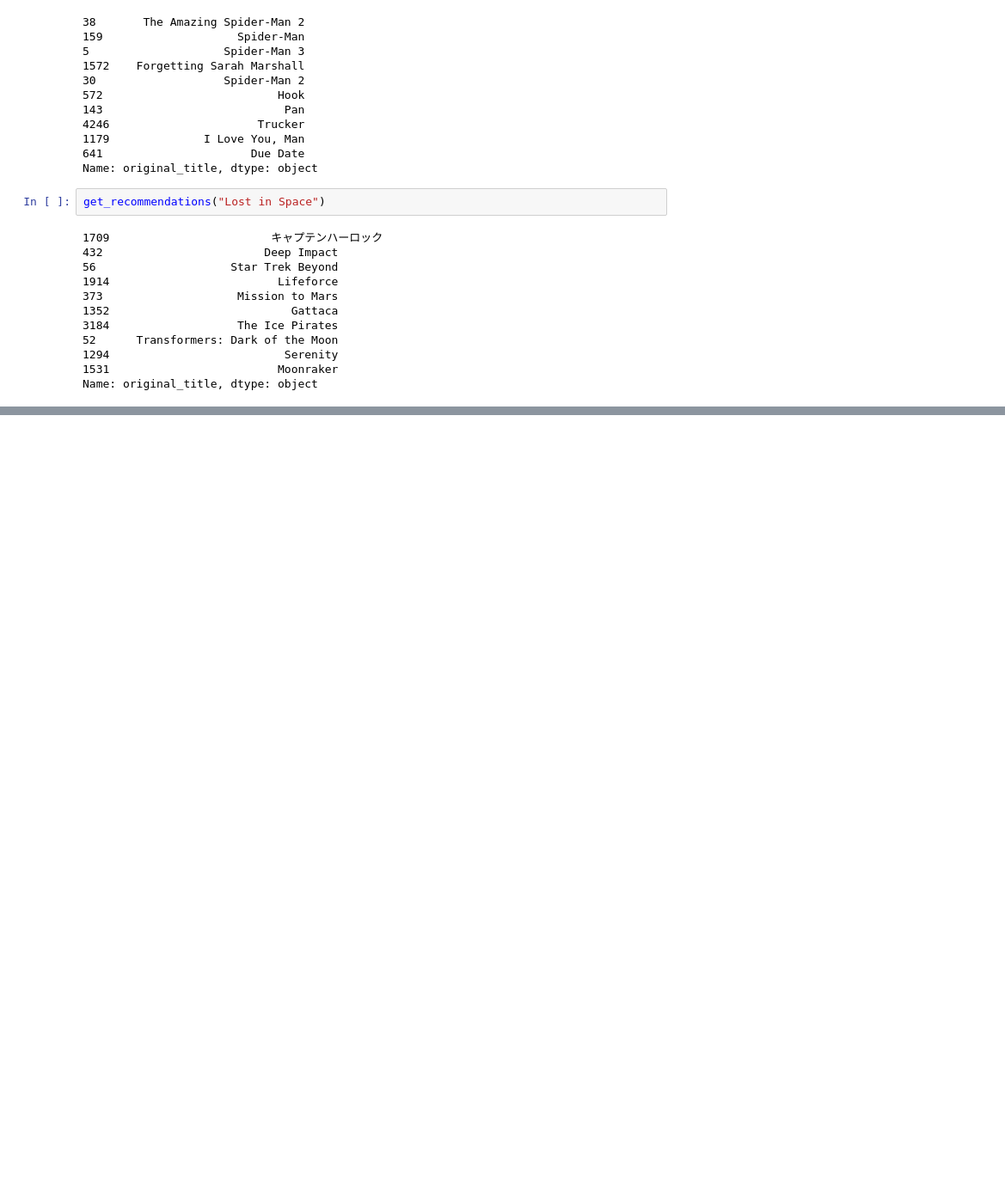
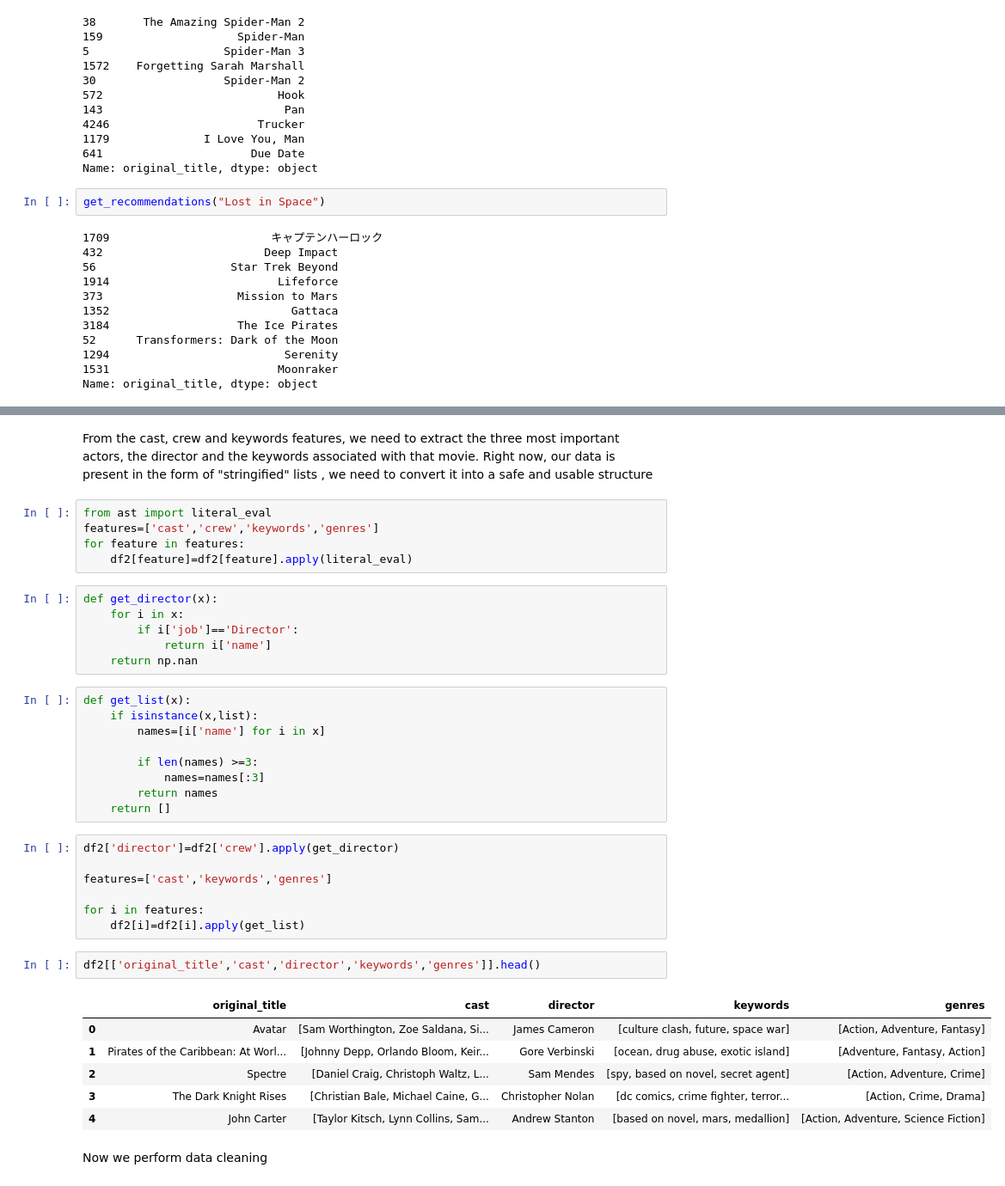
Before and after one commit to kulkarniparth/Recommendation-System, a Jupyter notebook: Recommendation Systems.ipynb, the cells around one changed output, grey strips where cells are left out. Shown: that part at 86% size. Cells and saved outputs as stored; diff of their text form; blank space fills up the shorter version.

```diff
--- a/Recommendation Systems.ipynb
+++ b/Recommendation Systems.ipynb
@@ -352,0 +353,40 @@ This recommendation system is just based on the movie overview and does not cons
+# %% [markdown]
+From the cast, crew and keywords features, we need to extract the three most important actors, the director and the keywords associated with that movie. Right now, our data is present in the form of "stringified" lists , we need to convert it into a safe and usable structure
+# %%
+from ast import literal_eval
+features=['cast','crew','keywords','genres']
+for feature in features:
+    df2[feature]=df2[feature].apply(literal_eval)
+# %%
+def get_director(x):
+    for i in x:
+        if i['job']=='Director':
+            return i['name']
+    return np.nan
+# %%
+def get_list(x):
+    if isinstance(x,list):
+        names=[i['name'] for i in x]
+
+        if len(names) >=3:
+            names=names[:3]
+        return names
+    return []
+# %%
+df2['director']=df2['crew'].apply(get_director)
+
+features=['cast','keywords','genres']
+
+for i in features:
+    df2[i]=df2[i].apply(get_list)
+# %%
+df2[['original_title','cast','director','keywords','genres']].head()
+# %% [output]
+|  | original_title | cast | director | keywords | genres |
+| 0 | Avatar | [Sam Worthington, Zoe Saldana, Si... | James Cameron | [culture clash, future, space war] | [Action, Adventure, Fantasy] |
+| 1 | Pirates of the Caribbean: At Worl... | [Johnny Depp, Orlando Bloom, Keir... | Gore Verbinski | [ocean, drug abuse, exotic island] | [Adventure, Fantasy, Action] |
+| 2 | Spectre | [Daniel Craig, Christoph Waltz, L... | Sam Mendes | [spy, based on novel, secret agent] | [Action, Adventure, Crime] |
+| 3 | The Dark Knight Rises | [Christian Bale, Michael Caine, G... | Christopher Nolan | [dc comics, crime fighter, terror... | [Action, Crime, Drama] |
+| 4 | John Carter | [Taylor Kitsch, Lynn Collins, Sam... | Andrew Stanton | [based on novel, mars, medallion] | [Action, Adventure, Science Fiction] |
+# %% [markdown]
+Now we perform data cleaning
```
Also changed, not shown: parts of 12 cells of this notebook.
